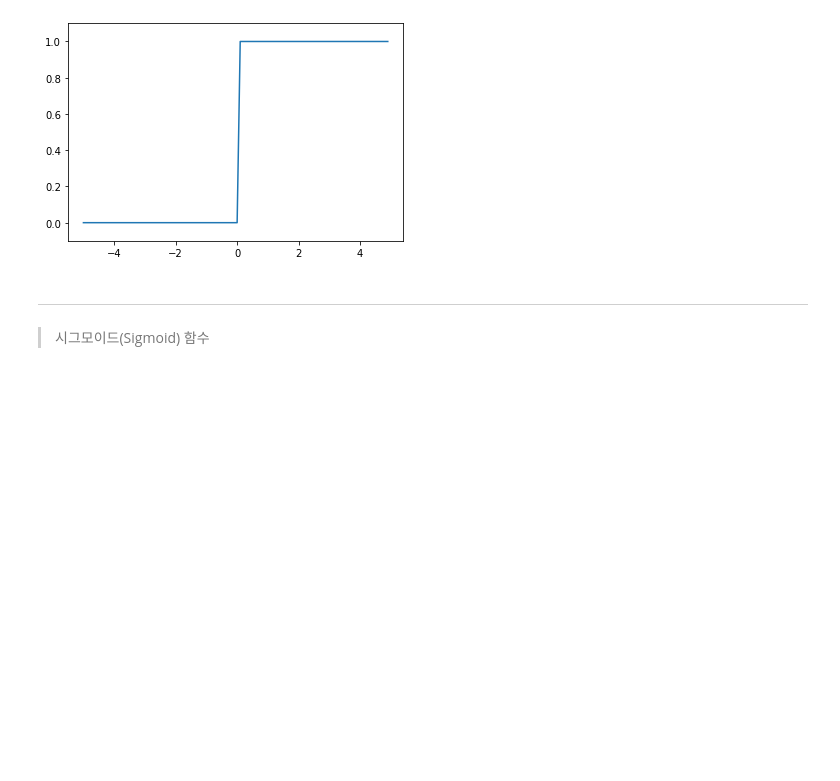
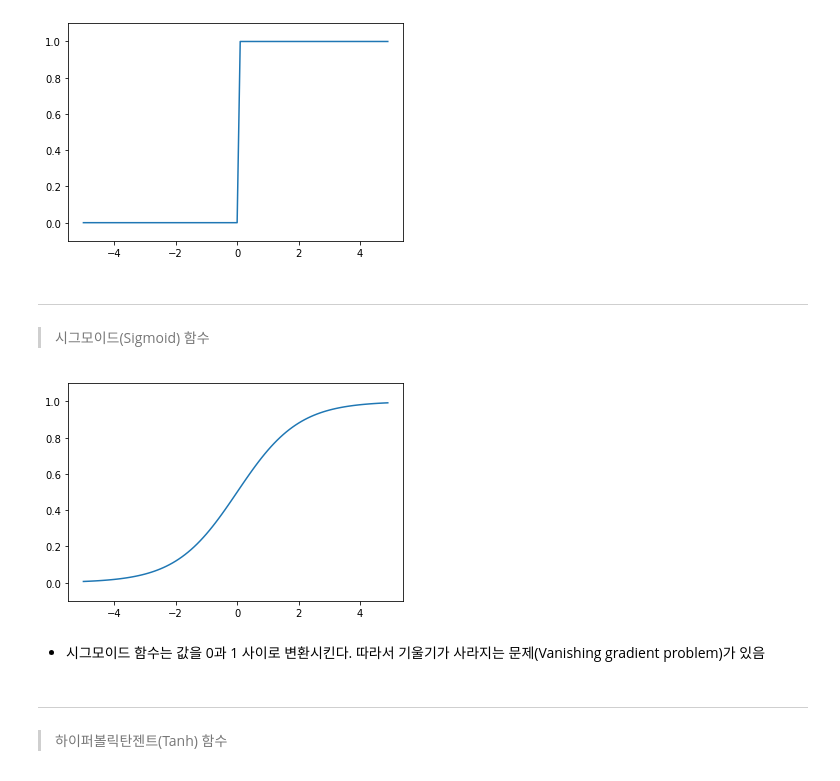
Before and after one commit to HanEunji/2021-12-20, a Jupyter notebook: 활성화함수.ipynb, the cells around one changed output. Cells and saved outputs as stored; diff of their text form; code cells hidden in the pictures; blank space fills up the shorter version.

```diff
--- a/활성화함수.ipynb
+++ b/활성화함수.ipynb
@@ -37,3 +37,19 @@ Deprecated in NumPy 1.20; for more details and guidance: https://numpy.org/devdo
 # %% [markdown]
 ---
 >시그모이드(Sigmoid) 함수
+# %%
+def sigmoid(x):
+    return 1 / (1 + np.exp(-x))
+# %%
+x = np.arange(-5.0, 5.0, 0.1)
+y = sigmoid(x)
+plt.plot(x, y)
+plt.ylim(-0.1, 1.1)
+plt.show()
+# %% [output]
+[figure, added]
+# %% [markdown]
+- 시그모이드 함수는 값을 0과 1 사이로 변환시킨다. 따라서 기울기가 사라지는 문제(Vanishing gradient problem)가 있음
+# %% [markdown]
+---
+>하이퍼볼릭탄젠트(Tanh) 함수
```
Also changed, not shown: parts of 13 cells of this notebook.
